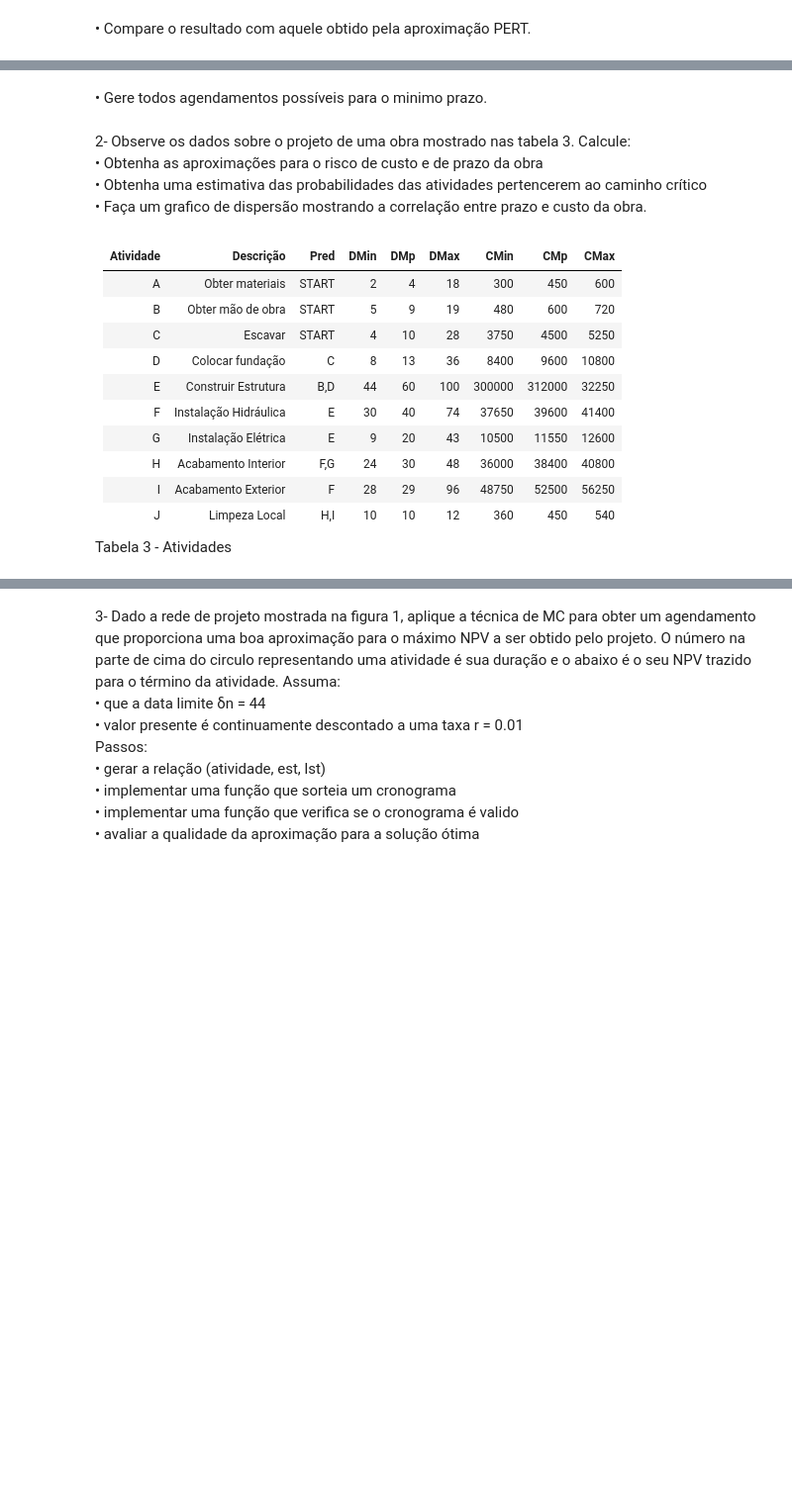
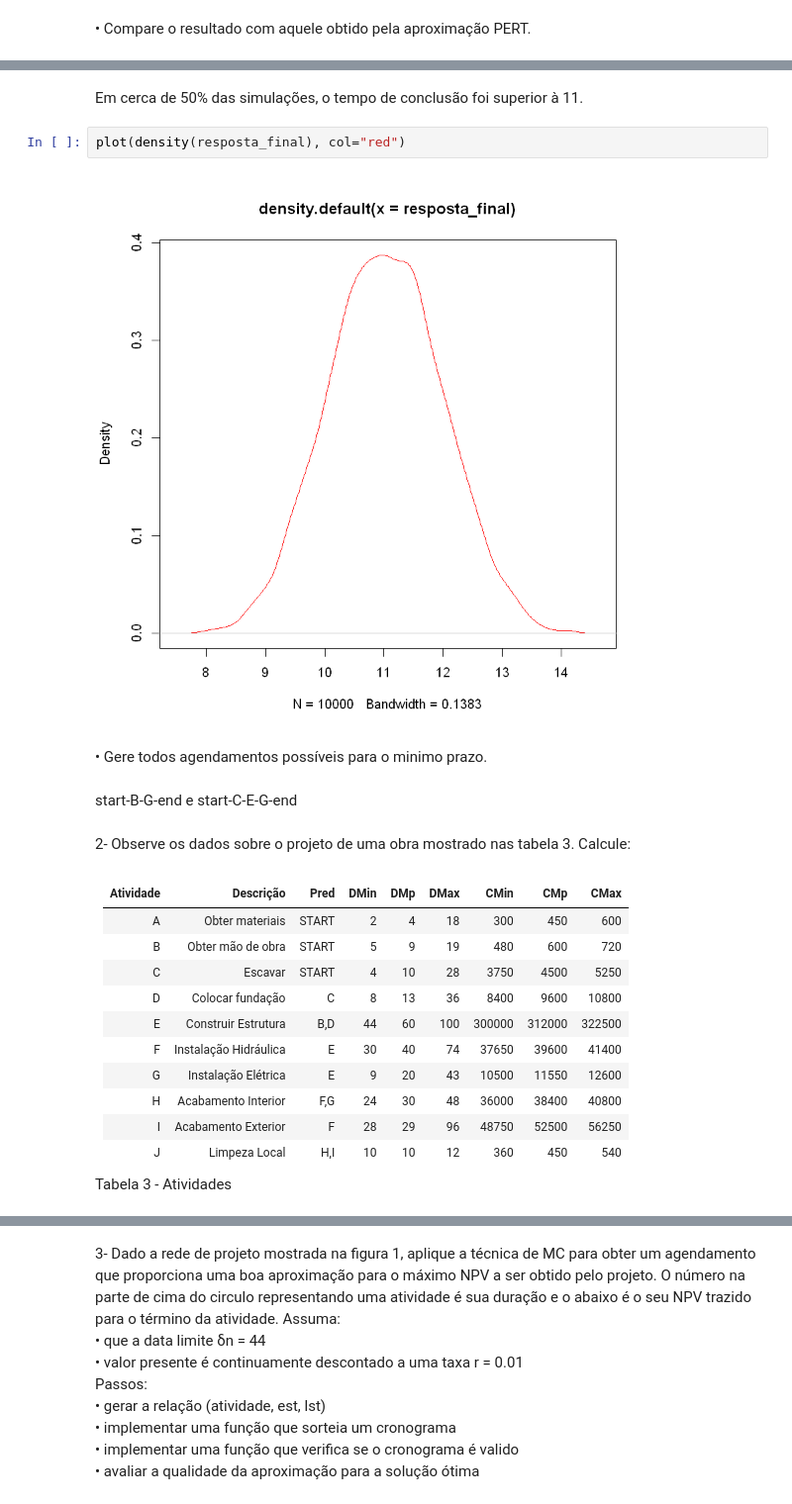
Before and after one commit to lfkopp/PPGI, a Jupyter notebook: ANALISE-RISCO/lista_5/lista_5.ipynb, the cells around one changed output, grey strips where cells are left out. Shown: that part at 99% size. Cells and saved outputs as stored; diff of their text form; blank space fills up the shorter version.

```diff
--- a/ANALISE-RISCO/lista_5/lista_5.ipynb
+++ b/ANALISE-RISCO/lista_5/lista_5.ipynb
@@ -60,10 +155,15 @@ ERROR: Error in i + " ": argumento não-numérico para operador binário
+# %% [markdown]
+Em cerca de 50% das simulações, o tempo de conclusão foi superior à 11.
+# %%
+plot(density(resposta_final), col="red")
+# %% [output]
+[figure, added]
 # %% [markdown]
 • Gere todos agendamentos possíveis para o minimo prazo.
-# %% [markdown]
-2- Observe os dados sobre o projeto de uma obra mostrado nas tabela 3. Calcule:
-• Obtenha as aproximações para o risco de custo e de prazo da obra
-• Obtenha uma estimativa das probabilidades das atividades pertencerem ao caminho crítico
-• Faça um grafico de dispersão mostrando a correlação entre prazo e custo da obra.
+# %% [markdown]
+start-B-G-end e start-C-E-G-end
+# %% [markdown]
+2- Observe os dados sobre o projeto de uma obra mostrado nas tabela 3. Calcule:
 # %% [markdown]
 |Atividade|Descrição|Pred|DMin|DMp|DMax|CMin|CMp|CMax|
 |---------|---------|----|----|---|----|----|---|----|
@@ -71,7 +171,7 @@ ERROR: Error in i + " ": argumento não-numérico para operador binário
 |B|Obter mão de obra|START|5|9|19|480|600|720|
 |C|Escavar|START|4|10|28|3750|4500|5250|
 |D|Colocar fundação|C|8|13|36|8400|9600|10800|
-|E|Construir Estrutura|B,D|44|60|100|300000|312000|32250|
+|E|Construir Estrutura|B,D|44|60|100|300000|312000|322500|
 |F|Instalação Hidráulica|E|30|40|74|37650|39600|41400|
 |G|Instalação Elétrica|E|9|20|43|10500|11550|12600|
 |H|Acabamento Interior|F,G|24|30|48|36000|38400|40800|
```
Also changed, not shown: parts of 30 cells of this notebook, 18 other files.
